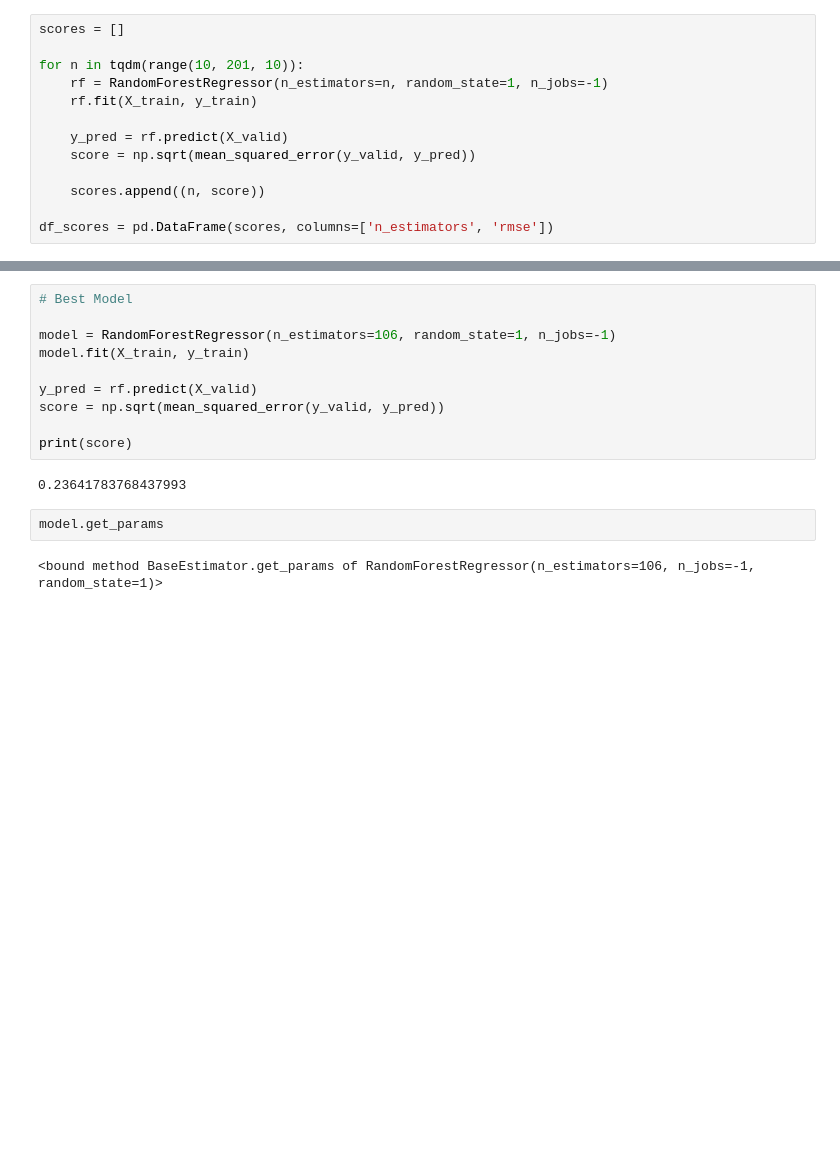
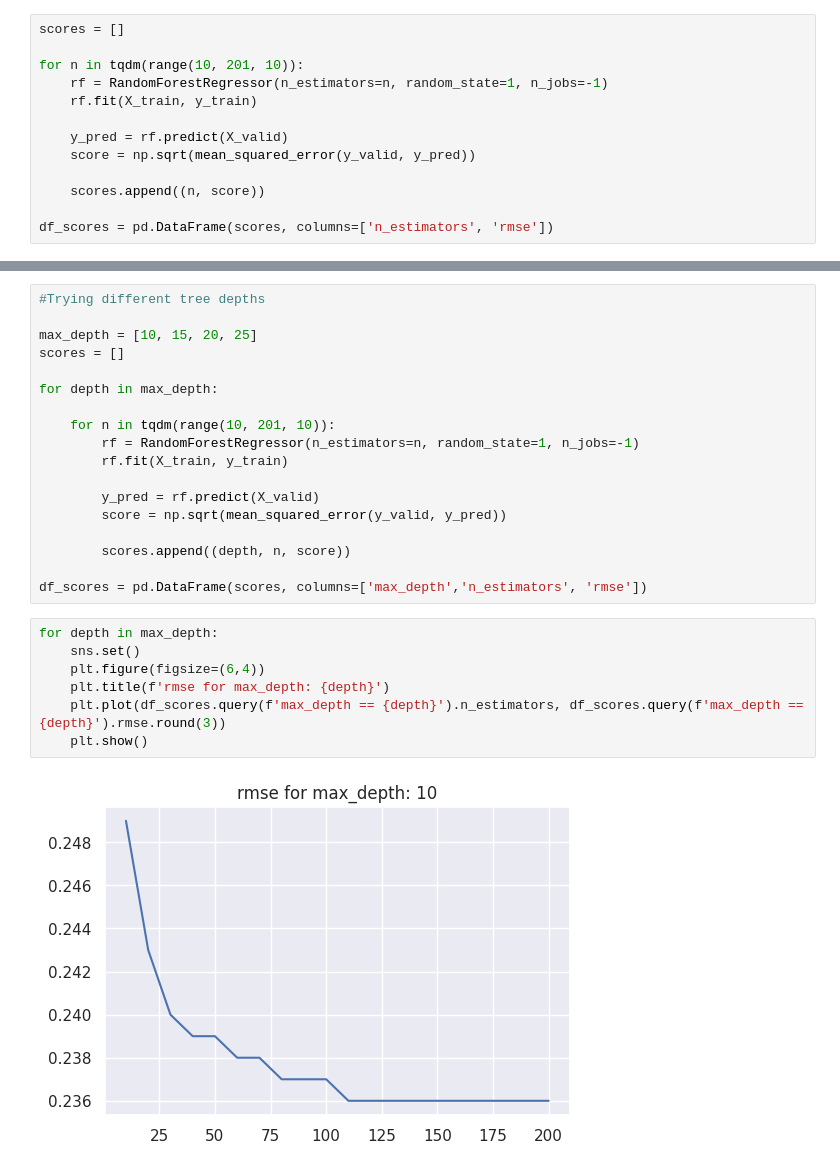
Before and after one commit to tahabinzafar/ML-Zoomcamp, a Jupyter notebook: HW#6/decision-tree.ipynb, the cells around one changed output, grey strips where cells are left out. Saved outputs shown, nothing was run; the diff lists cells and outputs as text; blank space fills up the shorter version.

```diff
--- a/HW#6/decision-tree.ipynb
+++ b/HW#6/decision-tree.ipynb
@@ -76,16 +67,27 @@ plt.plot(df_scores.n_estimators, df_scores.rmse.round(3))
 # %%
-# Best Model
+#Trying different tree depths
 
-model = RandomForestRegressor(n_estimators=106, random_state=1, n_jobs=-1)
-model.fit(X_train, y_train)
+max_depth = [10, 15, 20, 25]
+scores = []
 
-y_pred = rf.predict(X_valid)
-score = np.sqrt(mean_squared_error(y_valid, y_pred))
+for depth in max_depth:
 
-print(score)
+    for n in tqdm(range(10, 201, 10)):
+        rf = RandomForestRegressor(n_estimators=n, random_state=1, n_jobs=-1)
+        rf.fit(X_train, y_train)
+
+        y_pred = rf.predict(X_valid)
+        score = np.sqrt(mean_squared_error(y_valid, y_pred))
+
+        scores.append((depth, n, score))
+
+df_scores = pd.DataFrame(scores, columns=['max_depth','n_estimators', 'rmse'])
-# %% [output]
-0.23641783768437993
-# %%
-model.get_params
-# %% [output]
-<bound method BaseEstimator.get_params of RandomForestRegressor(n_estimators=106, n_jobs=-1, random_state=1)>
+# %%
+for depth in max_depth:
+    sns.set()
+    plt.figure(figsize=(6,4))
+    plt.title(f'rmse for max_depth: {depth}')
+    plt.plot(df_scores.query(f'max_depth == {depth}').n_estimators, df_scores.query(f'max_depth == {depth}').rmse.round(3))
+    plt.show()
+# %% [output]
+[figure, added]
```
Also changed, not shown: parts of 8 cells of this notebook.
